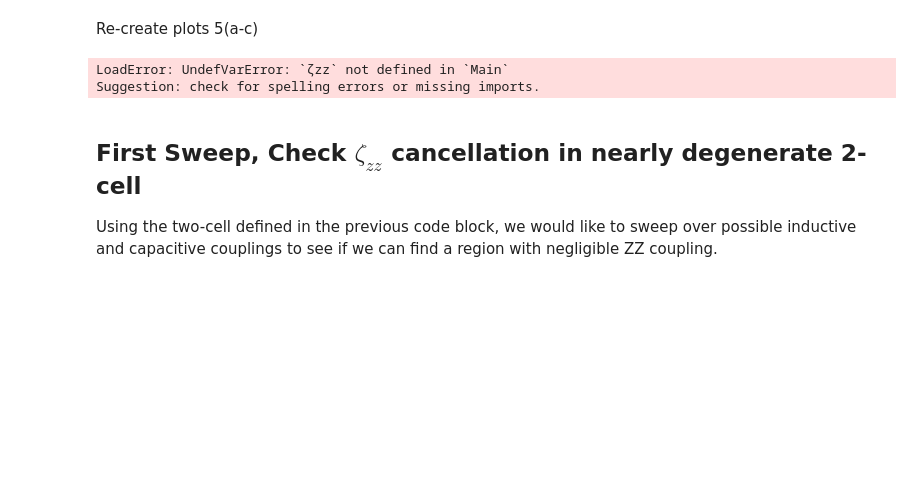
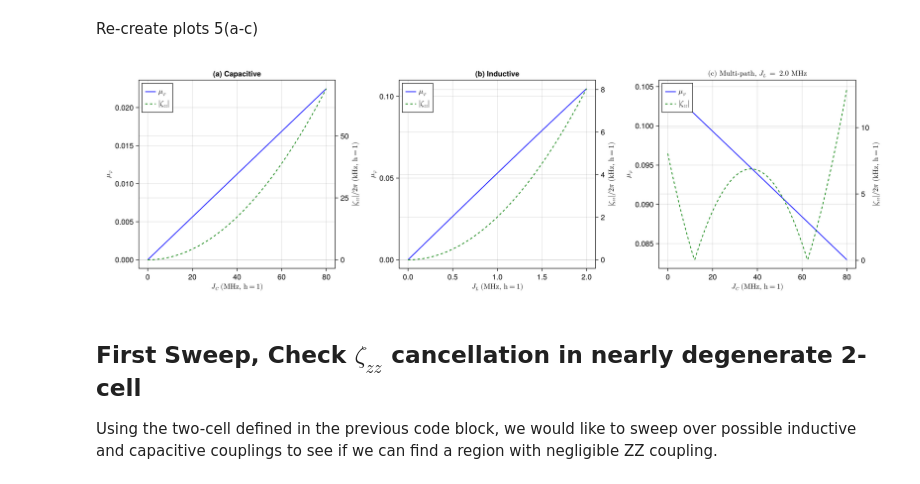
Before and after one commit to brisenodaniel/XoniumUnitCell.jl, a Jupyter notebook: notebooks/2Q.ipynb, the cells around one changed output. Drawn from its saved outputs; the diff is of its cells as text; code cells hidden in the pictures; blank space fills up the shorter version.

```diff
--- a/notebooks/2Q.ipynb
+++ b/notebooks/2Q.ipynb
@@ -208,8 +208,8 @@ long_coupling_sweep (generic function with 1 method)
 # %% [markdown]
 Define fluxonia and uncoupled cell
 # %%
-fbA_params = (EJ=4.0, EC=1.0, EL=0.9, δϕ=0.0, n_g=0.0, Φext_incos=true) |> tounit_ħ
-fbB_params = (EJ=4.0, EC=1.0, EL=1.0, δϕ=0.0, n_g=0.0, Φext_incos=true) |> tounit_ħ
+fbA_params = (EJ=4.0, EC=1.0, EL=0.9, δϕ=π, n_g=0.0, Φext_incos=true) |> tounit_ħ
+fbB_params = (EJ=4.0, EC=1.0, EL=1.0, δϕ=π, n_g=0.0, Φext_incos=true) |> tounit_ħ
 fbA, fbB = [
     fluxonium(;p..., name=lbl, nlev=40) |> sys -> to_energy_basis(sys; etol=1e-9) |> sys -> truncate_sys(sys, 5)
     for (p, lbl) in zip([fbA_params, fbB_params], (:fA, :fB))
@@ -249,44 +249,44 @@ Fluxonium Blueprint Parameter Sweep for Fig 5 a-c 100% Time: 0:00:19 ( 0.21 ms/i
 # %% [markdown]
 Re-create plots 5(a-c)
 # %%
+"""
+    plot_ζzz_μφ(subfig, J, ζzz, μφ; x_lbl, yL_lbl, yR_lbl) -> (ax_μφ, ax_ζzz)
+
+Dual-axis plot of the normalized cross matrix element `μφ` (left, blue) and `|ζzz|/2π` (right, green dashed)
+against a coupling strength. `J` is in MHz (h=1) and `ζzz` in rad/ns (ħ=1); it is converted to kHz here.
+"""
 function plot_ζzz_μφ(
     subfig::CairoMakie.GridPosition,
-    J::Vector{Float64},
-    ζzz::Vector{Float64},
-    μφ::Vector{Float64};
-    yL_lbl::AbstractString=L"\mu\varphi",
-    yR_lbl::AbstractString=L"$\zeta_{zz}/2\pi$ (kHz, h=1)",
-    x_lbl::AbstractString="J"
+    J::AbstractVector{<:Real},
+    ζzz::AbstractVector{<:Real},
+    μφ::AbstractVector{<:Real};
+    yL_lbl::AbstractString=L"\mu_\varphi",
+    yR_lbl::AbstractString=L"$|\zeta_{zz}|/2\pi$ (kHz, h=1)",
+    x_lbl::AbstractString="J",
+    title::AbstractString="",
     )
-    # create dual-axis
-    ax_μφ, ax_ζzz = map([yL_lbl, yR_lbl], [:left, :right]) do ylbl, pos
-        Axis(
-            subfig;
-            xlabel=x_lbl,
-            ylabel=ylbl,
-            yaxisposition=pos,
-        )
-    end
-    # hide duplicate x-decorators on right axis
+    ax_μφ = Axis(subfig; xlabel=x_lbl, ylabel=yL_lbl, title=title)
+    ax_ζzz = Axis(subfig; ylabel=yR_lbl, yaxisposition=:right)
     hidexdecorations!(ax_ζzz)
-    hidespines!(ax_ζzz, :l)
-    # plot
-    lines!(ax_ζzz, J, ζzz; color=:green, linestyle=:dash, label=L"|\zeta_{zz}|")
-    lines!(ax_μφ, J, μφ; color=:blue, label=L"\mu_{\varphi}")
-
-    # add legend
-    axislegend(ax_μφ, position=:rb)
+    hidespines!(ax_ζzz, :l, :b, :t)
+    l_μ = lines!(ax_μφ, J, μφ; color=:blue)
+    l_ζ = lines!(ax_ζzz, J, abs.(ζzz) .* (1e6 / 2π); color=:green, linestyle=:dash)
+    linkxaxes!(ax_μφ, ax_ζzz)
+    axislegend(ax_μφ, [l_μ, l_ζ], [L"\mu_\varphi", L"|\zeta_{zz}|"]; position=:lt)
     return ax_μφ, ax_ζzz
 end
 
-fig = Figure()
+Jl_MHz, Jc_MHz = Jl_v ./ MHzh_conv, Jc_v ./ MHzh_conv
+fig = Figure(size=(1500, 450))
 
-# plot sweep over Jc with no inductive coupling
-plot_ζzz_μφ(fig[1,1], Jc_v, ζzz[1,:] , μφ[1,:]; x_lbl=L"$J_C$ (MHz h=1)")
+# (a) capacitive coupling only, (b) inductive coupling only, (c) multi-path with J_L = 2 MHz
+plot_ζzz_μφ(fig[1,1], Jc_MHz, ζzz_fb[1,:], μφ[1,:]; x_lbl=L"$J_C$ (MHz, h=1)", title="(a) Capacitive")
+plot_ζzz_μφ(fig[1,2], Jl_MHz, ζzz_fb[:,1], μφ[:,1]; x_lbl=L"$J_L$ (MHz, h=1)", title="(b) Inductive")
+plot_ζzz_μφ(fig[1,3], Jc_MHz, ζzz_fb[end,:], μφ[end,:]; x_lbl=L"$J_C$ (MHz, h=1)",
+    title=L"(c) Multi-path, $J_L$ = %$(Jl_MHz[end]) MHz")
 fig
 # %% [output]
-LoadError: UndefVarError: `ζzz` not defined in `Main`
-Suggestion: check for spelling errors or missing imports.
+[figure, added]
 # %% [markdown]
 ## First Sweep, Check $\zeta_{zz}$ cancellation in nearly degenerate 2-cell
 
```
Also changed, not shown: parts of 9 cells of this notebook, 12 other files.
